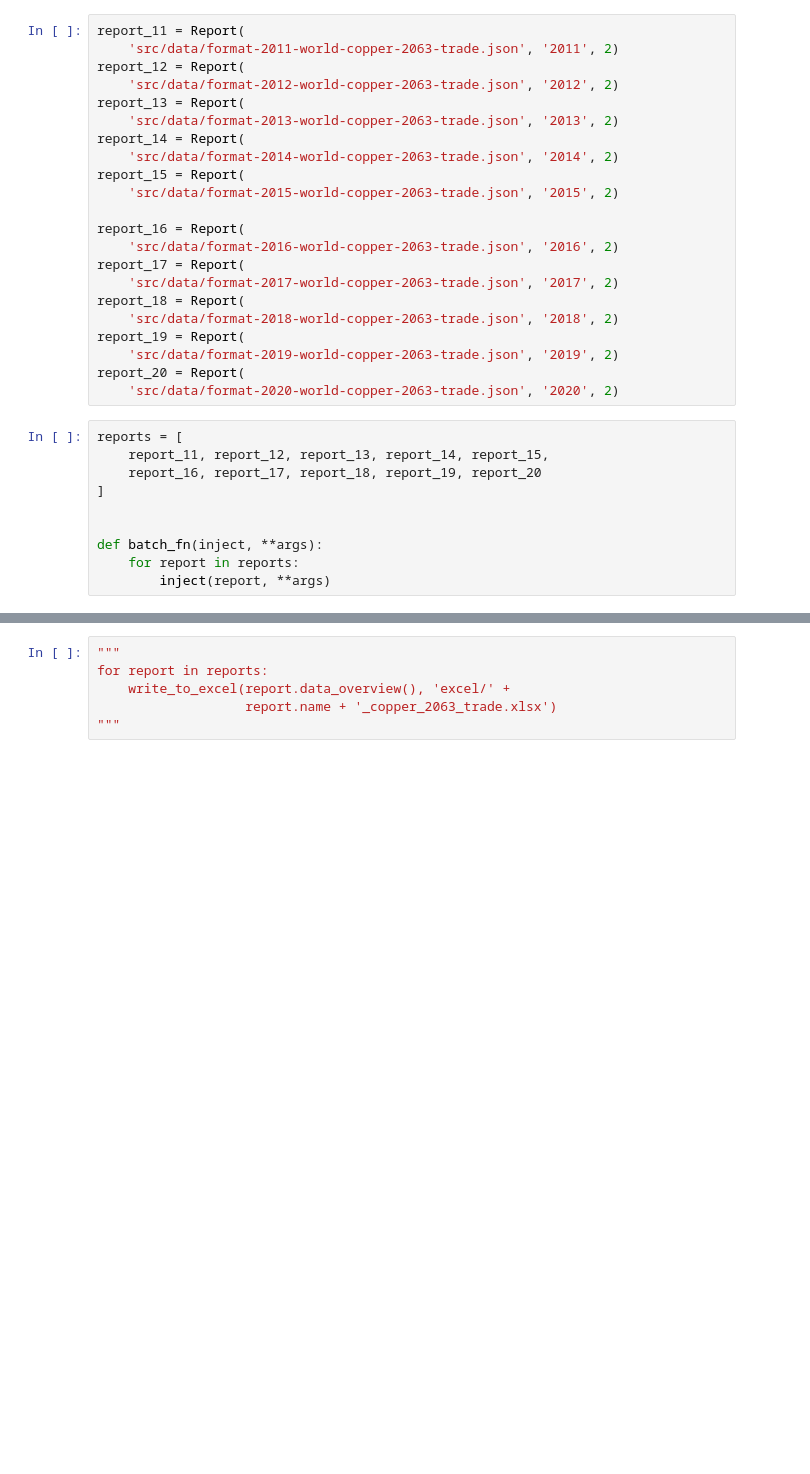
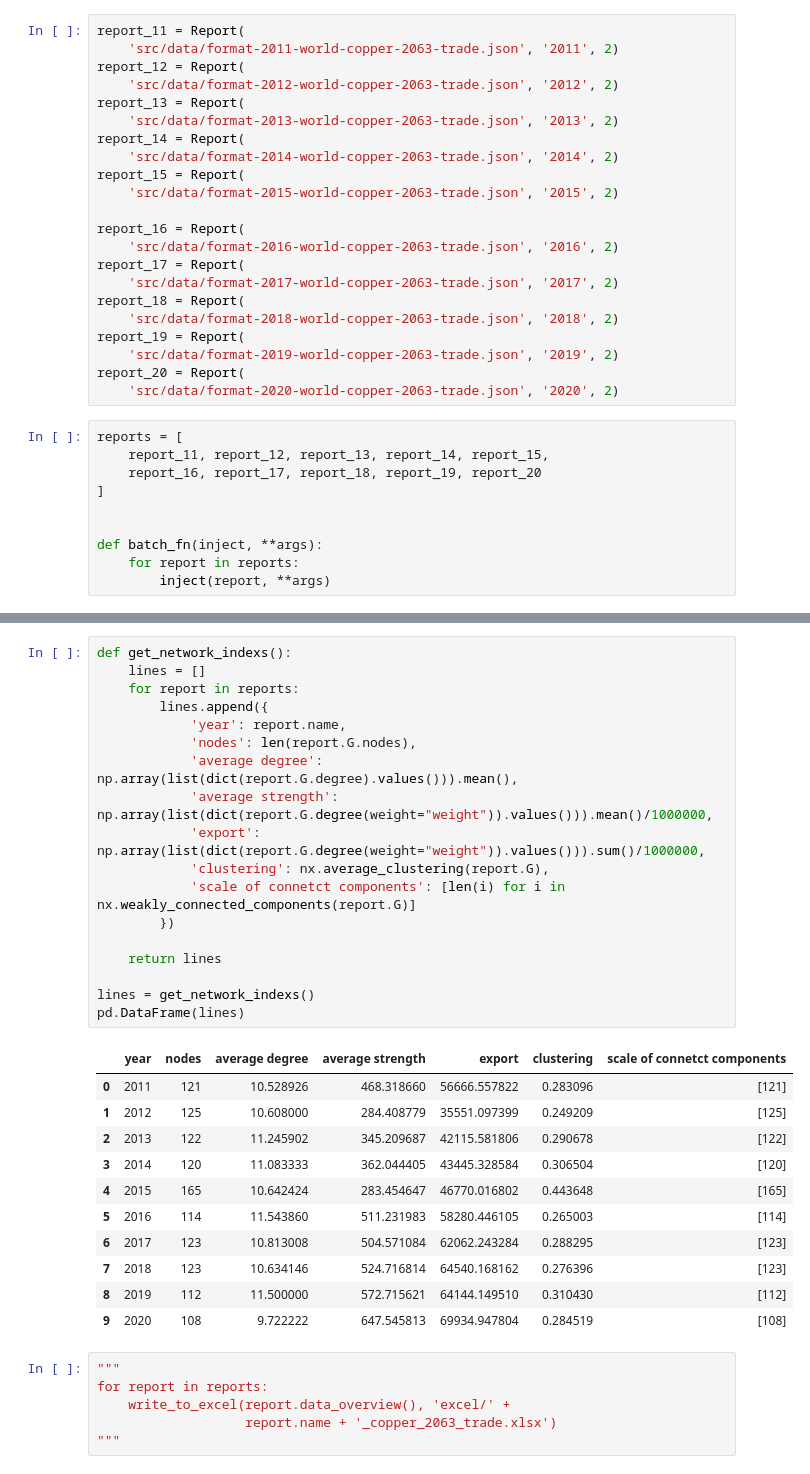
Before and after one commit to iLnezoH/cooper-trade, a Jupyter notebook: chart.ipynb, the cells around one changed output, grey strips where cells are left out. Cells and saved outputs as stored; diff of their text form; blank space fills up the shorter version.

```diff
--- a/chart.ipynb
+++ b/chart.ipynb
@@ -37,3 +75,33 @@ def batch_fn(inject, **args):
+# %%
+def get_network_indexs():
+    lines = []
+    for report in reports:
+        lines.append({
+            'year': report.name,
+            'nodes': len(report.G.nodes),
+            'average degree': np.array(list(dict(report.G.degree).values())).mean(),
+            'average strength': np.array(list(dict(report.G.degree(weight="weight")).values())).mean()/1000000,
+            'export': np.array(list(dict(report.G.degree(weight="weight")).values())).sum()/1000000,
+            'clustering': nx.average_clustering(report.G),
+            'scale of connetct components': [len(i) for i in nx.weakly_connected_components(report.G)]
+        })
+
+    return lines
+
+lines = get_network_indexs()
+pd.DataFrame(lines)
+# %% [output]
+|  | year | nodes | average degree | average strength | export | clustering | scale of connetct components |
+| 0 | 2011 | 121 | 10.528926 | 468.318660 | 56666.557822 | 0.283096 | [121] |
+| 1 | 2012 | 125 | 10.608000 | 284.408779 | 35551.097399 | 0.249209 | [125] |
+| 2 | 2013 | 122 | 11.245902 | 345.209687 | 42115.581806 | 0.290678 | [122] |
+| 3 | 2014 | 120 | 11.083333 | 362.044405 | 43445.328584 | 0.306504 | [120] |
+| 4 | 2015 | 165 | 10.642424 | 283.454647 | 46770.016802 | 0.443648 | [165] |
+| 5 | 2016 | 114 | 11.543860 | 511.231983 | 58280.446105 | 0.265003 | [114] |
+| 6 | 2017 | 123 | 10.813008 | 504.571084 | 62062.243284 | 0.288295 | [123] |
+| 7 | 2018 | 123 | 10.634146 | 524.716814 | 64540.168162 | 0.276396 | [123] |
+| 8 | 2019 | 112 | 11.500000 | 572.715621 | 64144.149510 | 0.310430 | [112] |
+| 9 | 2020 | 108 | 9.722222 | 647.545813 | 69934.947804 | 0.284519 | [108] |
 # %%
 """
 for report in reports:
```
Also changed, not shown: parts of 8 cells of this notebook, 4 other files.
